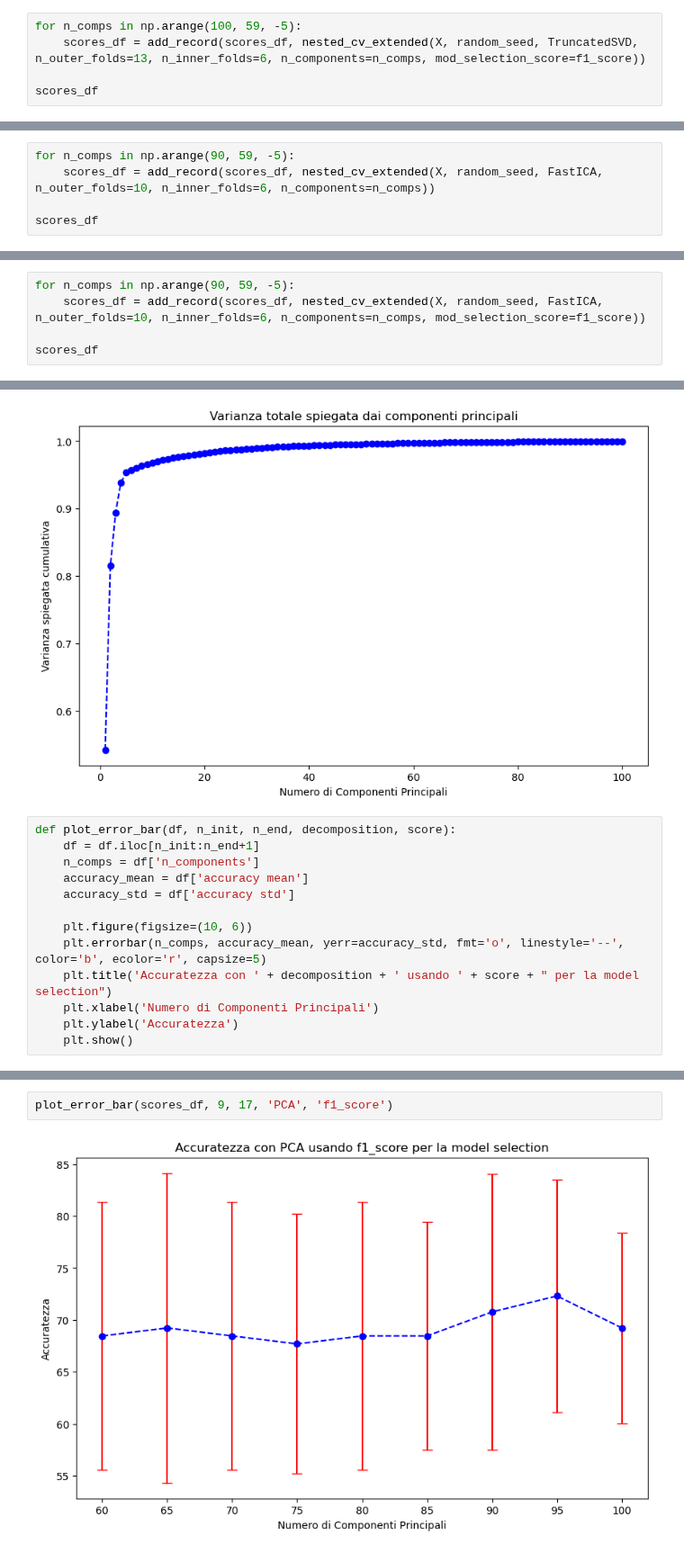
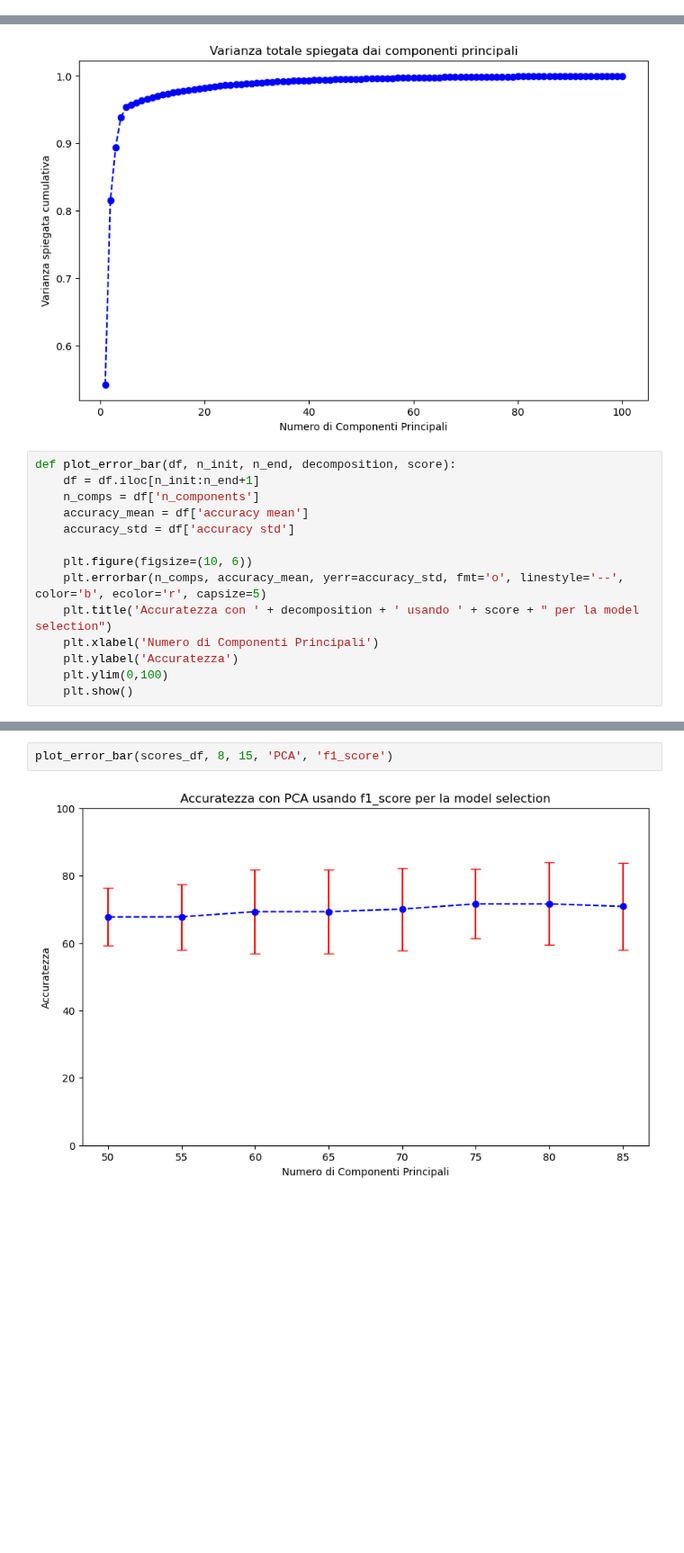
Before and after one commit to chrfum/one-class_classifier, a Jupyter notebook: run-over_classifier/classifiers/lof.ipynb, the cells around one changed output, grey strips where cells are left out. Shown at 90% size. Saved outputs shown, nothing was run; the diff lists cells and outputs as text; blank space fills up the shorter version.

```diff
--- a/run-over_classifier/classifiers/lof.ipynb
+++ b/run-over_classifier/classifiers/lof.ipynb
@@ -292,5 +368,0 @@ scores_df
-# %%
-for n_comps in np.arange(100, 59, -5):
-    scores_df = add_record(scores_df, nested_cv_extended(X, random_seed, TruncatedSVD, n_outer_folds=13, n_inner_folds=6, n_components=n_comps, mod_selection_score=f1_score))
-
-scores_df
@@ -326,5 +368,0 @@ logger.addHandler(file_handler)
-# %%
-for n_comps in np.arange(90, 59, -5):
-    scores_df = add_record(scores_df, nested_cv_extended(X, random_seed, FastICA, n_outer_folds=10, n_inner_folds=6, n_components=n_comps))
-
-scores_df
@@ -349,5 +368,0 @@ scores_df
-# %%
-for n_comps in np.arange(90, 59, -5):
-    scores_df = add_record(scores_df, nested_cv_extended(X, random_seed, FastICA, n_outer_folds=10, n_inner_folds=6, n_components=n_comps, mod_selection_score=f1_score))
-
-scores_df
@@ -409,5 +406,6 @@ def plot_error_bar(df, n_init, n_end, decomposition, score):
     plt.title('Accuratezza con ' + decomposition + ' usando ' + score + " per la model selection")
     plt.xlabel('Numero di Componenti Principali')
     plt.ylabel('Accuratezza')
+    plt.ylim(0,100)
     plt.show()
 # %%
@@ -417,5 +415,5 @@ plot_error_bar(scores_df, 0, 8, 'PCA', 'accuracy_score')
 # %%
-plot_error_bar(scores_df, 9, 17, 'PCA', 'f1_score')
+plot_error_bar(scores_df, 8, 15, 'PCA', 'f1_score')
 # %% [output]
-[figure, old version]
+[figure, new version]
 # %%
```
Also changed, not shown: parts of 24 cells of this notebook.
